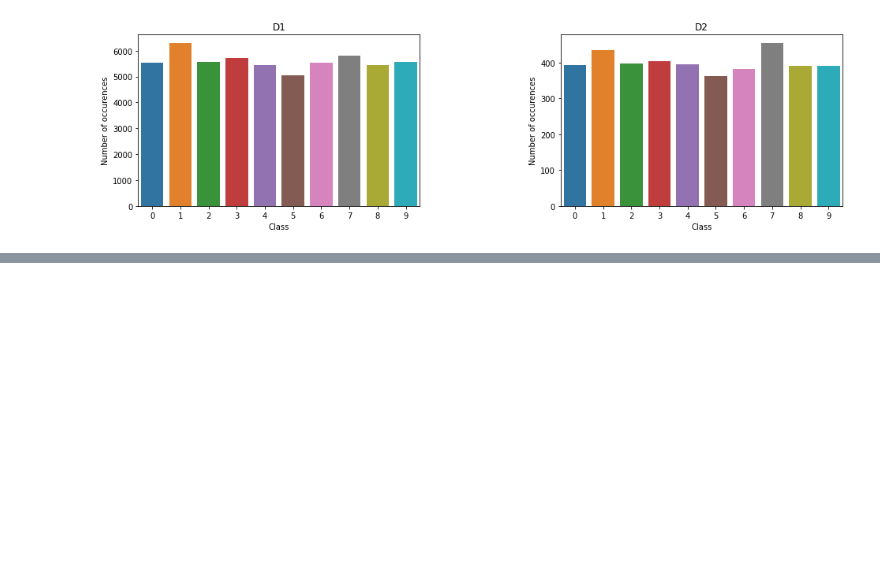
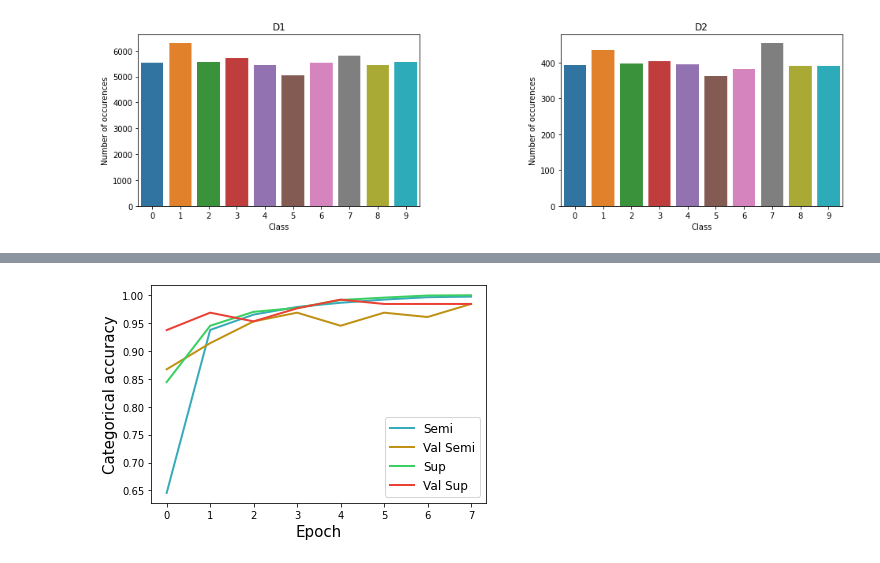
Before and after one commit to markusmkim/DL-Autoencoder, a Jupyter notebook: main.ipynb, the cells around one changed output, grey strips where cells are left out. Cells and saved outputs as stored; diff of their text form; code cells hidden in the pictures; blank space fills up the shorter version.

```diff
--- a/main.ipynb
+++ b/main.ipynb
@@ -125,8 +141,8 @@ tsne_plot(compressed_image_representations[:200], test_labels[:200])
 # %%
-# encoder.trainable = False
-from utils.callback import TrainingCallback
+if freeze_encoder:
+    encoder.trainable = False
 
-logs = []
-classifier_C1.compile(optimizer="adam", loss="categorical_crossentropy", metrics=['accuracy'])
-classifier_C1.fit(x_train_d2[:256], y_train_d2[:256], epochs=10, batch_size=64, validation_data=(x_test[:128], y_test[:128]), verbose=1, callbacks=[TrainingCallback(logs)])
+logs_C1 = []
+classifier_C1.compile(optimizer=optimizer(optimizer_classifier, lr_classifier), loss="categorical_crossentropy", metrics=['accuracy'])
+classifier_C1.fit(x_train_d2, y_train_d2, epochs=epochs_classifier, batch_size=64, validation_data=(x_test[:128], y_test[:128]), verbose=1, callbacks=[TrainingCallback(logs_C1)])
 loss_C1, acc_C1 = classifier_C1.evaluate(x_test, y_test)
@@ -132,0 +167,6 @@ loss_C1, acc_C1 = classifier_C1.evaluate(x_test, y_test)
+# %%
+logs_C2 = []
+
+classifier_C2.compile(optimizer=optimizer(optimizer_classifier, lr_classifier), loss=loss_classifier, metrics=['accuracy'])
+classifier_C2.fit(x_train_d2, y_train_d2, epochs=epochs_classifier, batch_size=64, validation_data=(x_test[:128], y_test[:128]), verbose=1, callbacks=[TrainingCallback(logs_C2)])
+loss_C2, acc_C2 = classifier_C2.evaluate(x_test, y_test)
@@ -133,2 +191,4 @@ loss_C1, acc_C1 = classifier_C1.evaluate(x_test, y_test)
 # %%
-plot_logs("Accuracy", logs, "accuracy", "Accuracy", "Categorical accuracy")
+plot_logs("Accuracy", [logs_C1, logs_C2], "accuracy", ["Semi", "Sup"], "Categorical accuracy")
+# %% [output]
+[figure, added]
```
Also changed, not shown: parts of 11 cells of this notebook, 3 other files.
